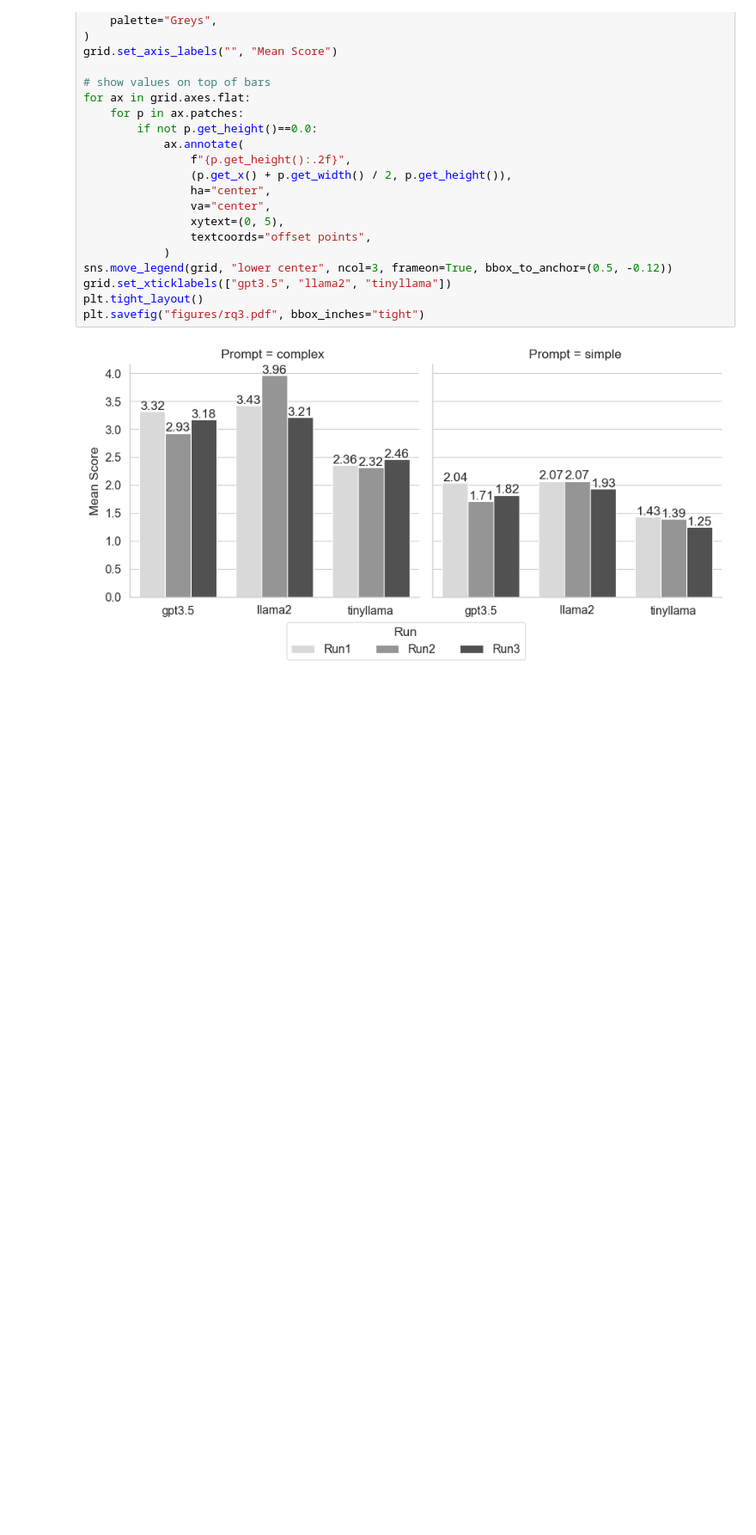
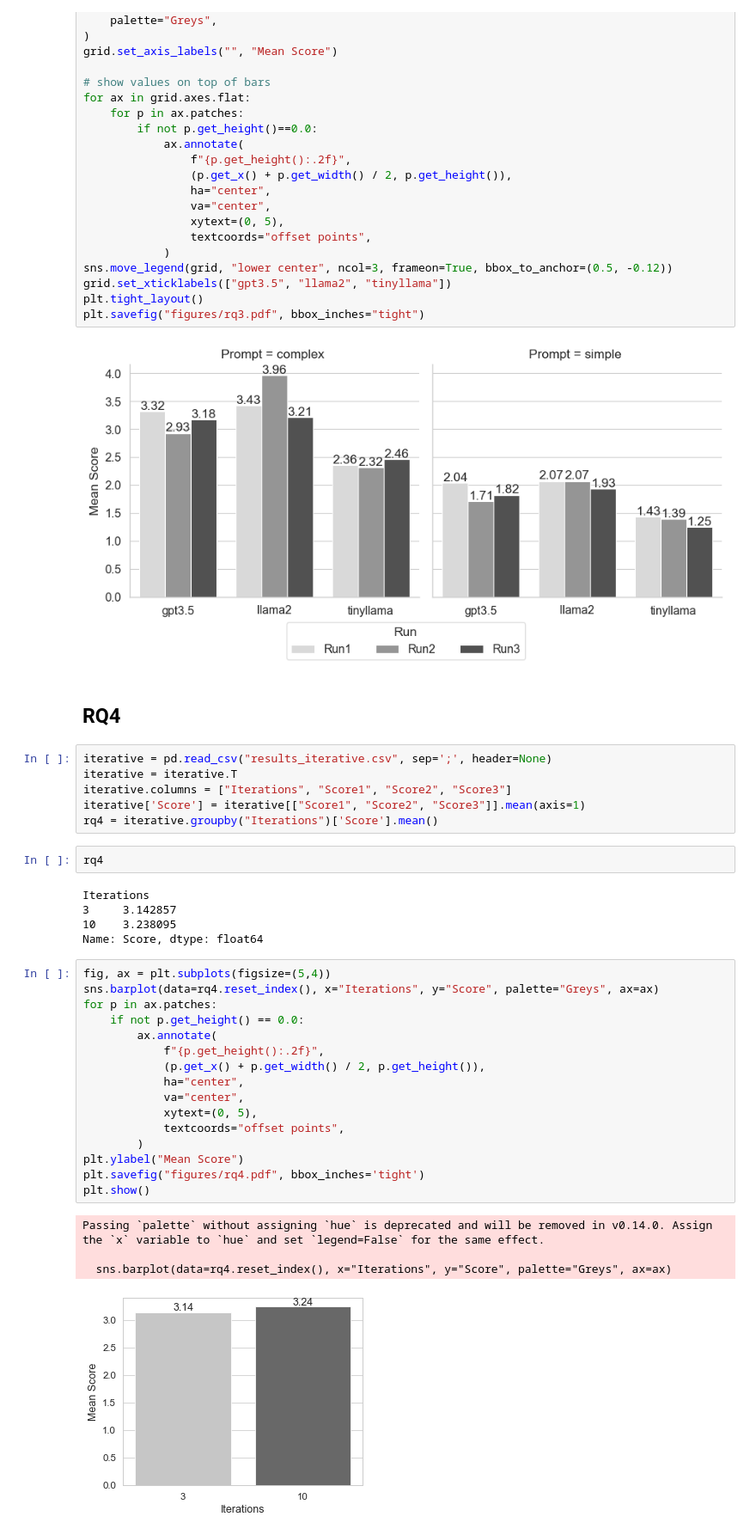
Before and after one commit to giordanoDaloisio/XQuantum, a Jupyter notebook: analysis.ipynb, the cells around one changed output. Shown: that part at 86% size. Saved outputs shown, nothing was run; the diff lists cells and outputs as text; blank space fills up the shorter version.

Commit message:
add analysis of iterative explanations

```diff
--- a/analysis.ipynb
+++ b/analysis.ipynb
@@ -125,3 +125,39 @@ plt.tight_layout()
 plt.savefig("figures/rq3.pdf", bbox_inches="tight")
 # %% [output]
 [figure]
+# %% [markdown]
+## RQ4
+# %%
+iterative = pd.read_csv("results_iterative.csv", sep=';', header=None)
+iterative = iterative.T
+iterative.columns = ["Iterations", "Score1", "Score2", "Score3"]
+iterative['Score'] = iterative[["Score1", "Score2", "Score3"]].mean(axis=1)
+rq4 = iterative.groupby("Iterations")['Score'].mean()
+# %%
+rq4
+# %% [output]
+Iterations
+3     3.142857
+10    3.238095
+Name: Score, dtype: float64
+# %%
+fig, ax = plt.subplots(figsize=(5,4))
+sns.barplot(data=rq4.reset_index(), x="Iterations", y="Score", palette="Greys", ax=ax)
+for p in ax.patches:
+    if not p.get_height() == 0.0:
+        ax.annotate(
+            f"{p.get_height():.2f}",
+            (p.get_x() + p.get_width() / 2, p.get_height()),
+            ha="center",
+            va="center",
+            xytext=(0, 5),
+            textcoords="offset points",
+        )
+plt.ylabel("Mean Score")
+plt.savefig("figures/rq4.pdf", bbox_inches='tight')
+plt.show()
+# %% [output]
+Passing `palette` without assigning `hue` is deprecated and will be removed in v0.14.0. Assign the `x` variable to `hue` and set `legend=False` for the same effect.
+
+  sns.barplot(data=rq4.reset_index(), x="Iterations", y="Score", palette="Greys", ax=ax)
+[figure, added]
```
Also changed, not shown: parts of 1 cell of this notebook, 4 other files.
